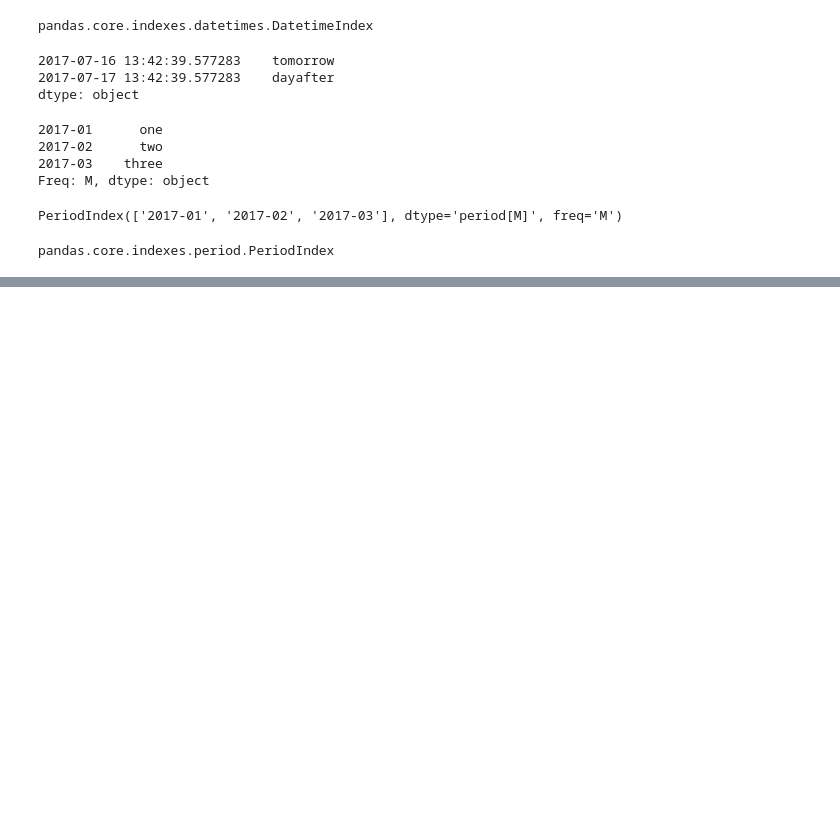
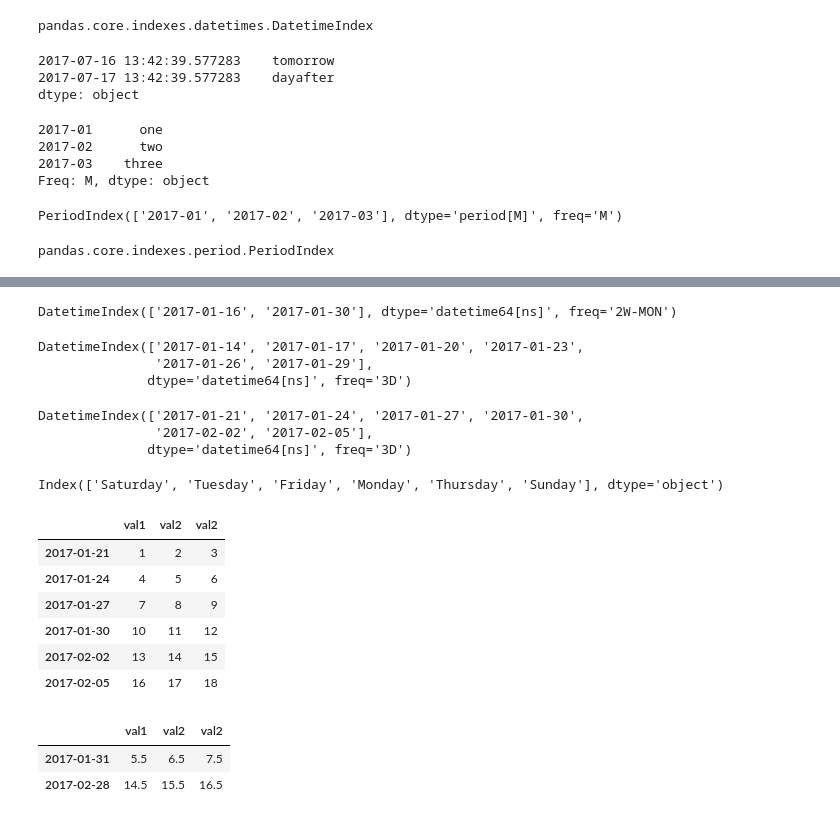
Before and after one commit to kishorepv/Data-Science-with-Python, a Jupyter notebook: Pandas library (Python).ipynb, the cells around one changed output, grey strips where cells are left out. Drawn from its saved outputs; the diff is of its cells as text; code cells hidden in the pictures; blank space fills up the shorter version.

```diff
--- a/Pandas library (Python).ipynb
+++ b/Pandas library (Python).ipynb
@@ -1720,0 +1791,39 @@ pandas.core.indexes.period.PeriodIndex
+# %%
+pd.date_range("2017/01/14", "2017/01/31", freq="2W-MON") # 2 week frequency, starting from a Monday
+# %% [output]
+DatetimeIndex(['2017-01-16', '2017-01-30'], dtype='datetime64[ns]', freq='2W-MON')
+# %%
+pd.date_range("2017/01/14", "2017/01/31", freq="3d")
+# %% [output]
+DatetimeIndex(['2017-01-14', '2017-01-17', '2017-01-20', '2017-01-23',
+               '2017-01-26', '2017-01-29'],
+              dtype='datetime64[ns]', freq='3D')
+# %%
+di=pd.date_range("2017/01/21", "2017/02/07", freq="3D")
+di
+# %% [output]
+DatetimeIndex(['2017-01-21', '2017-01-24', '2017-01-27', '2017-01-30',
+               '2017-02-02', '2017-02-05'],
+              dtype='datetime64[ns]', freq='3D')
+# %%
+di.weekday_name
+# %% [output]
+Index(['Saturday', 'Tuesday', 'Friday', 'Monday', 'Thursday', 'Sunday'], dtype='object')
+# %%
+d_df=pd.DataFrame([[1,2,3],[4,5,6],[7,8,9],[10,11,12],[13,14,15],[16,17,18]], index=di, columns="val1 val2 val2".split())
+# %%
+d_df
+# %% [output]
+|  | val1 | val2 | val2 |
+| 2017-01-21 | 1 | 2 | 3 |
+| 2017-01-24 | 4 | 5 | 6 |
+| 2017-01-27 | 7 | 8 | 9 |
+| 2017-01-30 | 10 | 11 | 12 |
+| 2017-02-02 | 13 | 14 | 15 |
+| 2017-02-05 | 16 | 17 | 18 |
+# %%
+d_df.resample("M").mean()
+# %% [output]
+|  | val1 | val2 | val2 |
+| 2017-01-31 | 5.5 | 6.5 | 7.5 |
+| 2017-02-28 | 14.5 | 15.5 | 16.5 |
```
Also changed, not shown: parts of 18 cells of this notebook.
